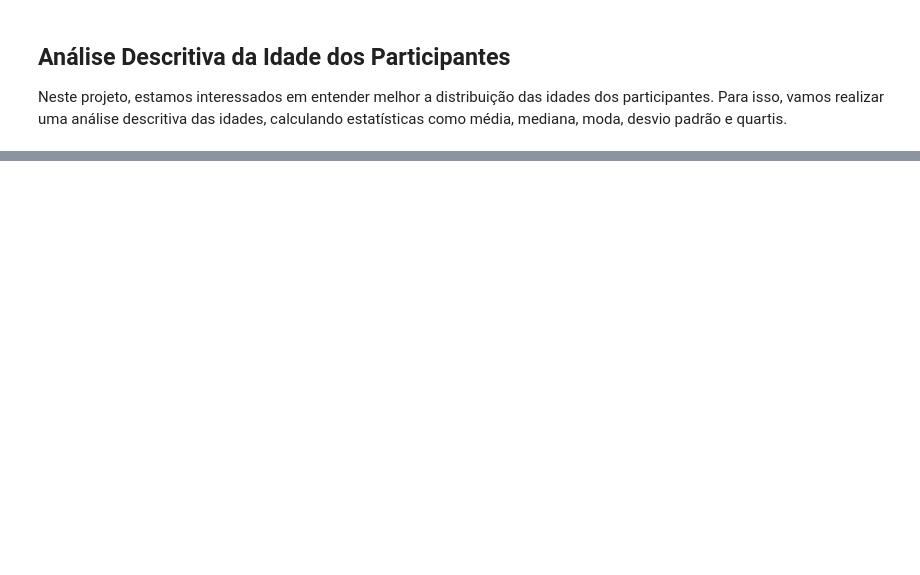
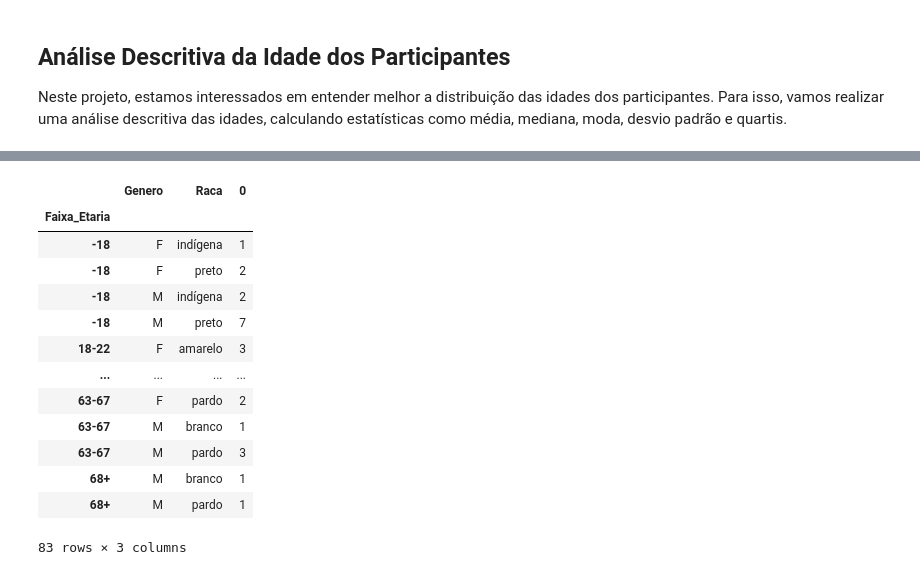
Before and after one commit to pedrolustosab/AdaHack-Dados, a Jupyter notebook: EAD_db.ipynb, the cells around one changed output, grey strips where cells are left out. Saved outputs shown, nothing was run; the diff lists cells and outputs as text; code cells hidden in the pictures; blank space fills up the shorter version.

```diff
--- a/EAD_db.ipynb
+++ b/EAD_db.ipynb
@@ -330,0 +361,24 @@ print("q3 (terceiro quartil) = ", np.quantile(idades_array, 0.75))
+# %%
+# Criação da tabela de contagem
+faixa_genero_raca = df.groupby(['Faixa_Etaria', 'Genero', 'Raca']).size().fillna(0).reset_index()
+faixa_genero_raca.set_index('Faixa_Etaria', inplace=True)
+faixa_genero_raca.reset_index()
+#ordem = ['<18', '18-22', '23-27', '28-32', '33-37', '38-42', '43-47', '48-52', '53-57', '58-62', '63-67', '68+']
+#faixa_genero_raca = pd.Categorical(faixa_genero_raca['Faixa_Etaria'], categories=ordem, ordered=True)
+
+faixa_genero_raca
+# %% [output]
+|  | Genero | Raca | 0 |
+| Faixa_Etaria |  |  |  |
+| -18 | F | indígena | 1 |
+| -18 | F | preto | 2 |
+| -18 | M | indígena | 2 |
+| -18 | M | preto | 7 |
+| 18-22 | F | amarelo | 3 |
+| ... | ... | ... | ... |
+| 63-67 | F | pardo | 2 |
+| 63-67 | M | branco | 1 |
+| 63-67 | M | pardo | 3 |
+| 68+ | M | branco | 1 |
+| 68+ | M | pardo | 1 |
+83 rows × 3 columns
```
Also changed, not shown: parts of 13 cells of this notebook.
